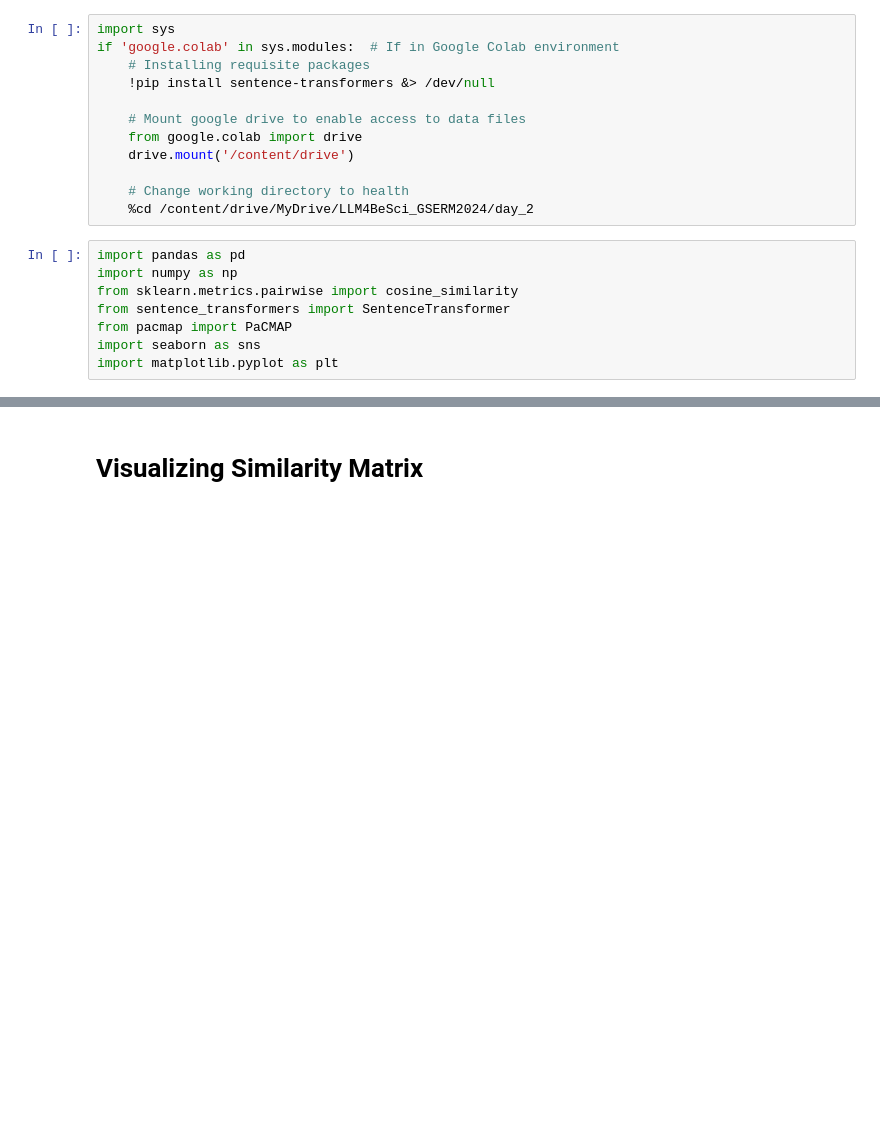
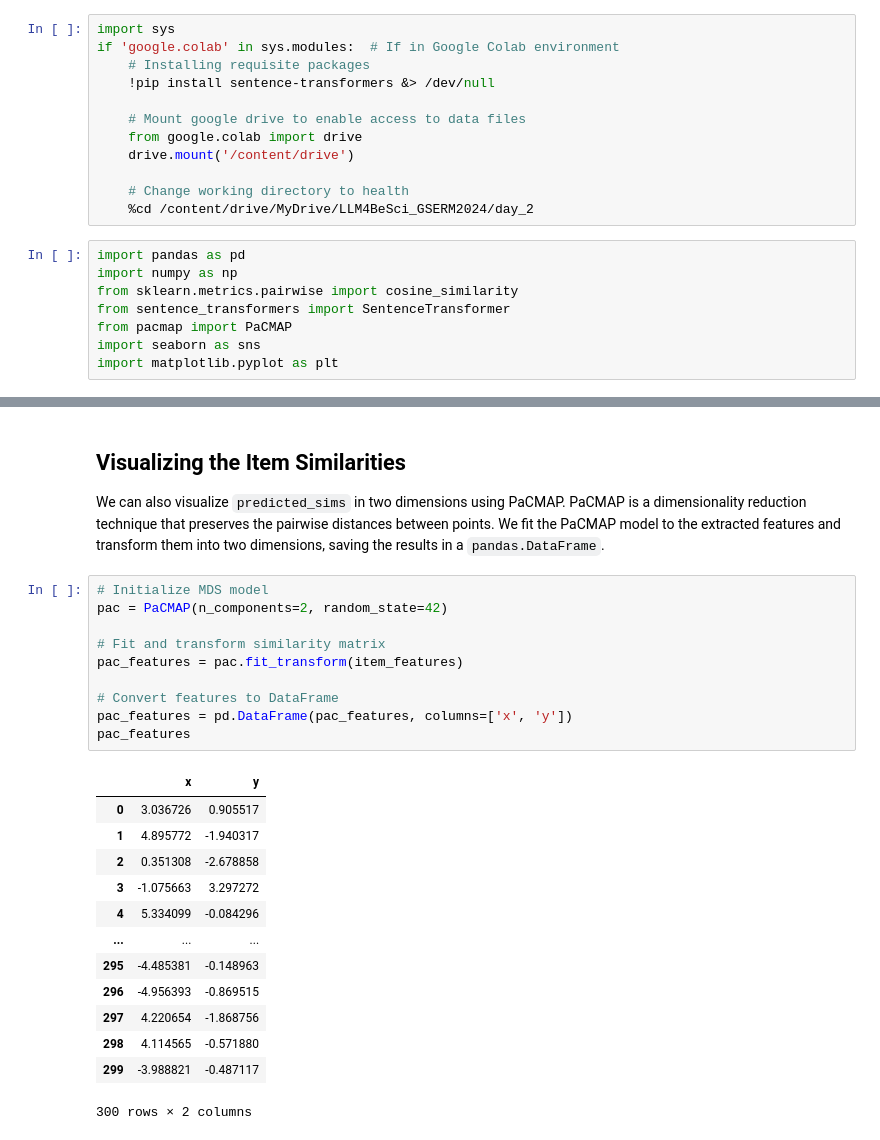
Before and after one commit to Zak-Hussain/LLM4BeSci_GSERM2024, a Jupyter notebook: day_2/day_2.ipynb, the cells around one changed output, grey strips where cells are left out. Saved outputs shown, nothing was run; the diff lists cells and outputs as text; blank space fills up the shorter version.

```diff
--- a/day_2/day_2.ipynb
+++ b/day_2/day_2.ipynb
@@ -80,2 +172,27 @@ print(f'r of absolute values: {predicted_sims_flat.abs().corr(observed_sims_flat
 # %% [markdown]
-# Visualizing Similarity Matrix
+## Visualizing the Item Similarities
+We can also visualize `predicted_sims` in two dimensions using PaCMAP. PaCMAP is a dimensionality reduction technique that preserves the pairwise distances between points. We fit the PaCMAP model to the extracted features and transform them into two dimensions, saving the results in a `pandas.DataFrame`.
+# %%
+# Initialize MDS model
+pac = PaCMAP(n_components=2, random_state=42)
+
+# Fit and transform similarity matrix
+pac_features = pac.fit_transform(item_features)
+
+# Convert features to DataFrame
+pac_features = pd.DataFrame(pac_features, columns=['x', 'y'])
+pac_features
+# %% [output]
+|  | x | y |
+| 0 | 3.036726 | 0.905517 |
+| 1 | 4.895772 | -1.940317 |
+| 2 | 0.351308 | -2.678858 |
+| 3 | -1.075663 | 3.297272 |
+| 4 | 5.334099 | -0.084296 |
+| ... | ... | ... |
+| 295 | -4.485381 | -0.148963 |
+| 296 | -4.956393 | -0.869515 |
+| 297 | 4.220654 | -1.868756 |
+| 298 | 4.114565 | -0.571880 |
+| 299 | -3.988821 | -0.487117 |
+300 rows × 2 columns
```
Also changed, not shown: parts of 32 cells of this notebook.
